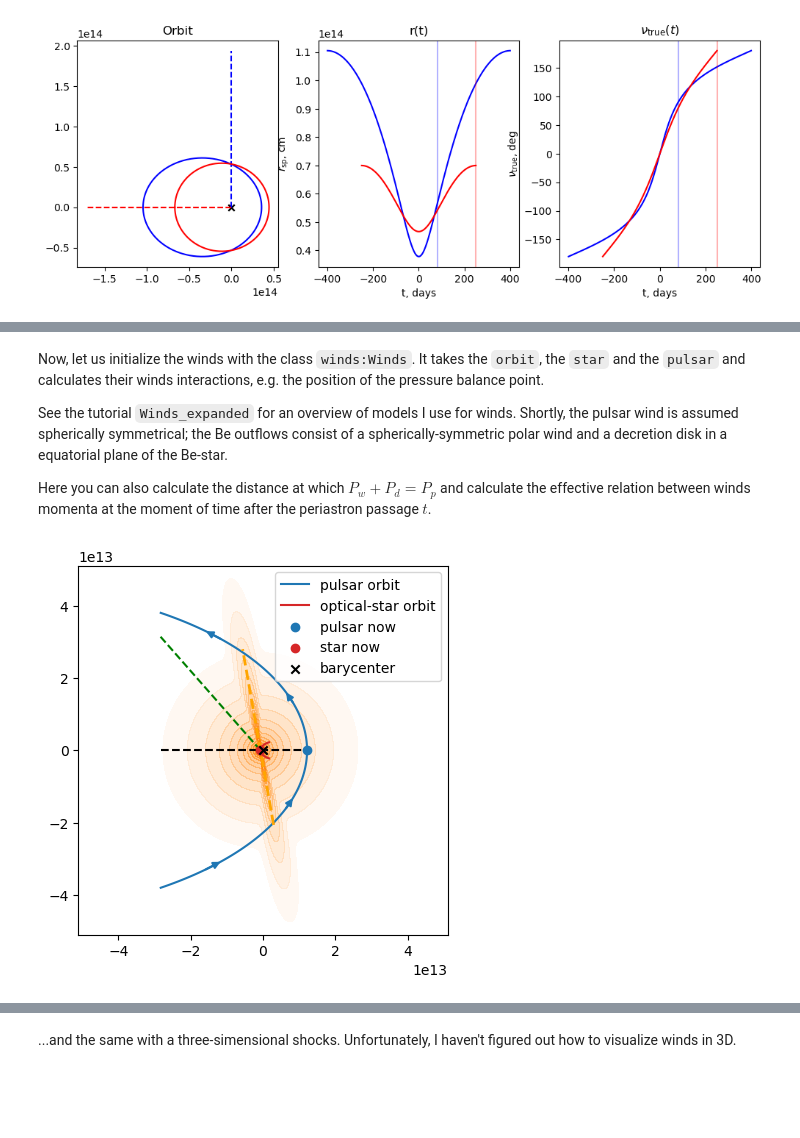
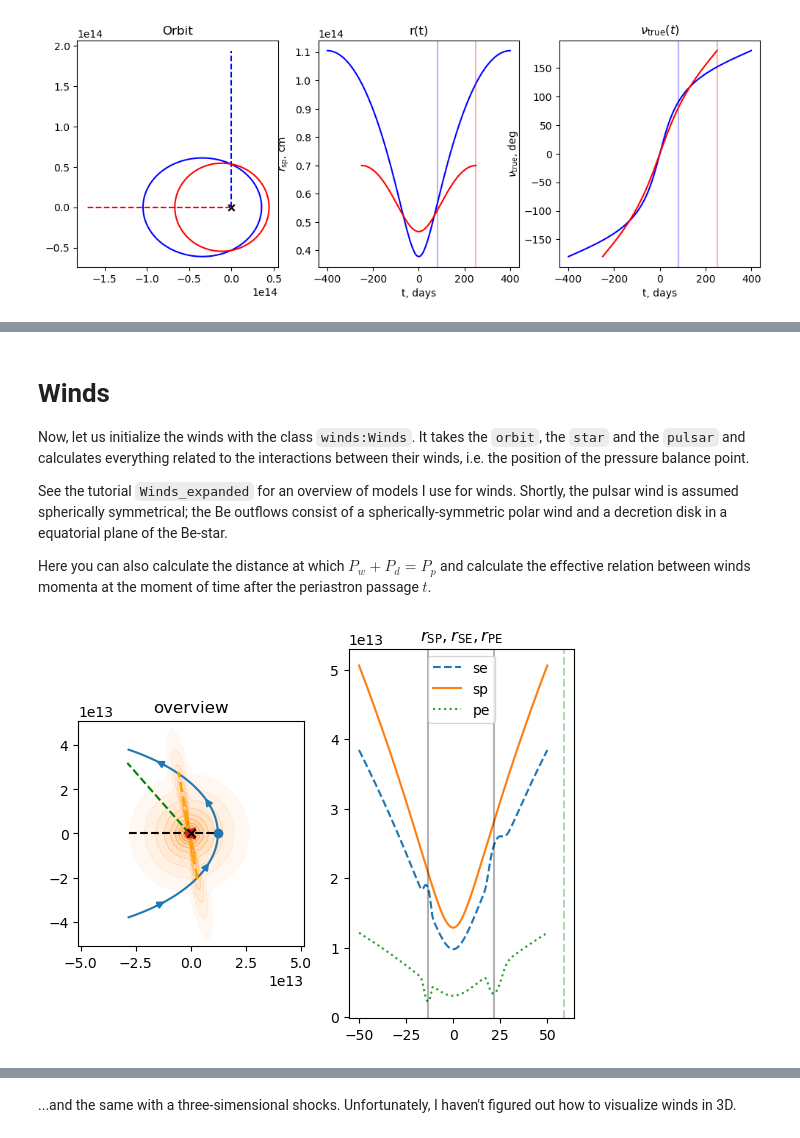
Before and after one commit to Alvkuzin/IBSEn, a Jupyter notebook: tutorials/Full_tutorial.ipynb, the cells around one changed output, grey strips where cells are left out. Saved outputs shown, nothing was run; the diff lists cells and outputs as text; code cells hidden in the pictures; blank space fills up the shorter version.

```diff
--- a/tutorials/Full_tutorial.ipynb
+++ b/tutorials/Full_tutorial.ipynb
@@ -118,7 +126,9 @@ pulsar = Pulsar(f_p=0.1, # relative wind strength
                 r_p_ref=star.R_s # distance reference for pressure
                )
 # %% [markdown]
-Now, let us initialize the winds with the class ``winds:Winds``. It takes the `orbit`, the `star` and the `pulsar` and calculates their winds interactions, e.g. the position of the pressure balance point.
+# Winds
+
+Now, let us initialize the winds with the class ``winds:Winds``. It takes the `orbit`, the `star` and the `pulsar` and calculates everything related to the interactions between their winds, i.e. the position of the pressure balance point.
 
 See the tutorial `Winds_expanded` for an overview of models I use for winds. Shortly, the pulsar wind is assumed spherically symmetrical; the Be outflows consist of a spherically-symmetric polar wind and a decretion disk in a equatorial plane of the Be-star.
 
@@ -126,10 +136,10 @@ Here you can also calculate the distance at which $P_w + P_d = P_p$ and calculat
 # %%
 from ibsen import Winds
 winds = Winds(orbit=orb, star = star, pulsar=pulsar)
 winds.peek(ax=None,
            showtime = (-50*DAY, 50*DAY), # optional. Default is (-T/2, T/2)
-           plot_rs = False # whether to plot the dependence of r_pe/se/sp on time at another subplot
+           plot_rs = True # whether to plot the dependence of r_pe/se/sp on time at another subplot
           )
 # %% [output]
-[figure, old version]
+[figure, new version]
 # %% [markdown]
```
Also changed, not shown: parts of 15 cells of this notebook, 4 other files.
